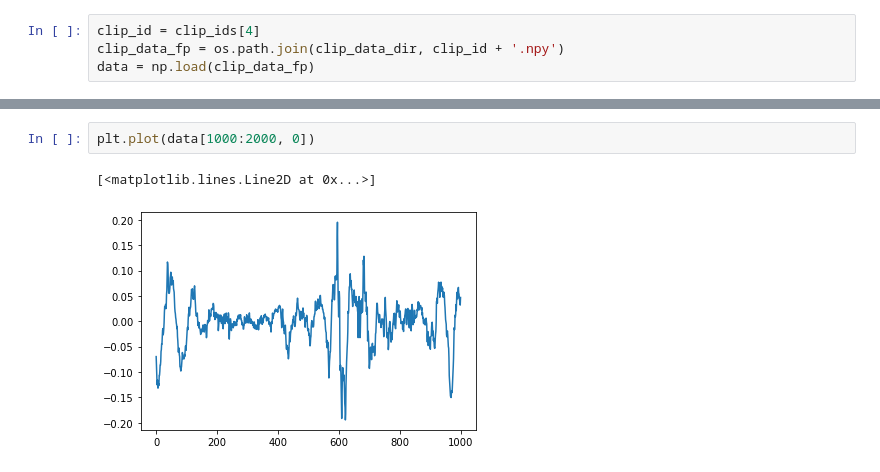
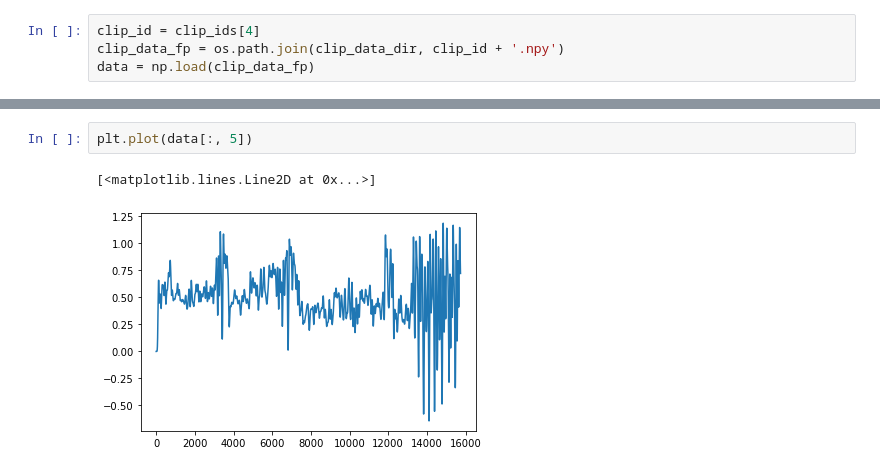
Before and after one commit to earthspecies/BEBE, a Jupyter notebook: data_formatting/format_ladds_seals.ipynb, the cells around one changed output, grey strips where cells are left out. Drawn from its saved outputs; the diff is of its cells as text.

```diff
--- a/data_formatting/format_ladds_seals.ipynb
+++ b/data_formatting/format_ladds_seals.ipynb
@@ -242,5 +258,5 @@ for i in range(np.shape(data)[1]):
 # %%
-plt.plot(data[1000:2000, 0])
+plt.plot(data[:, 5])
 # %% [output]
 [<matplotlib.lines.Line2D at 0x...>]
-[figure, old version]
+[figure, new version]
```
Also changed, not shown: parts of 6 cells of this notebook, 11 other files.
